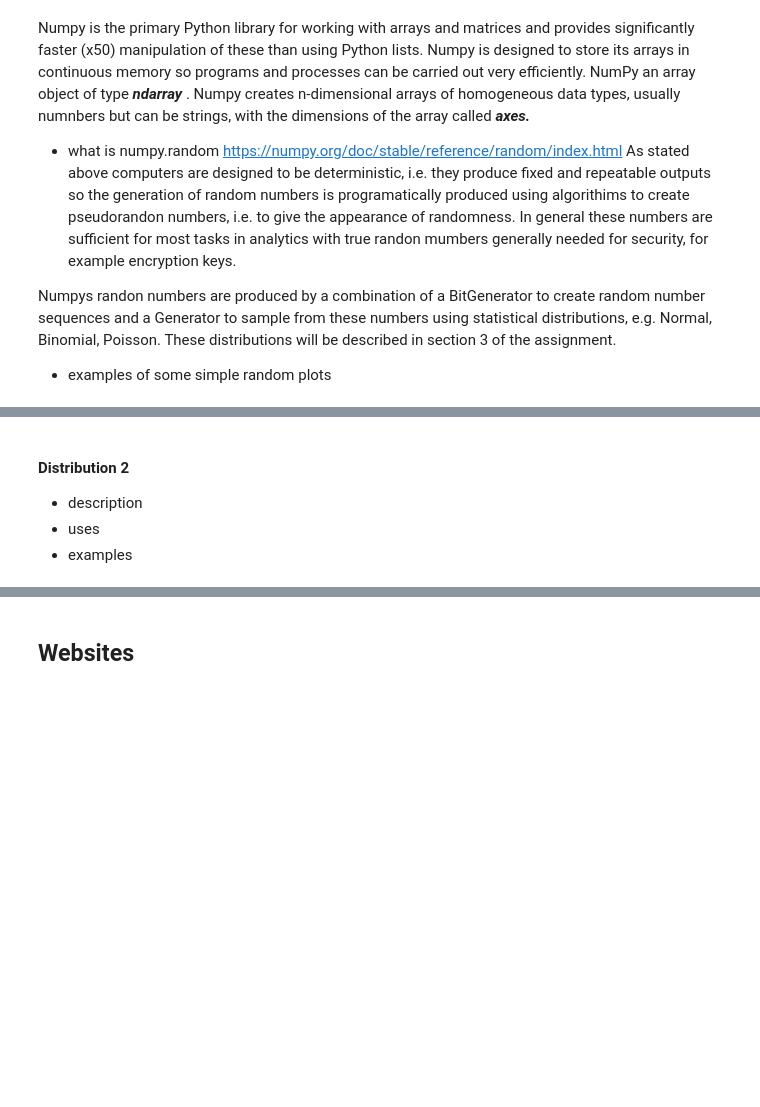
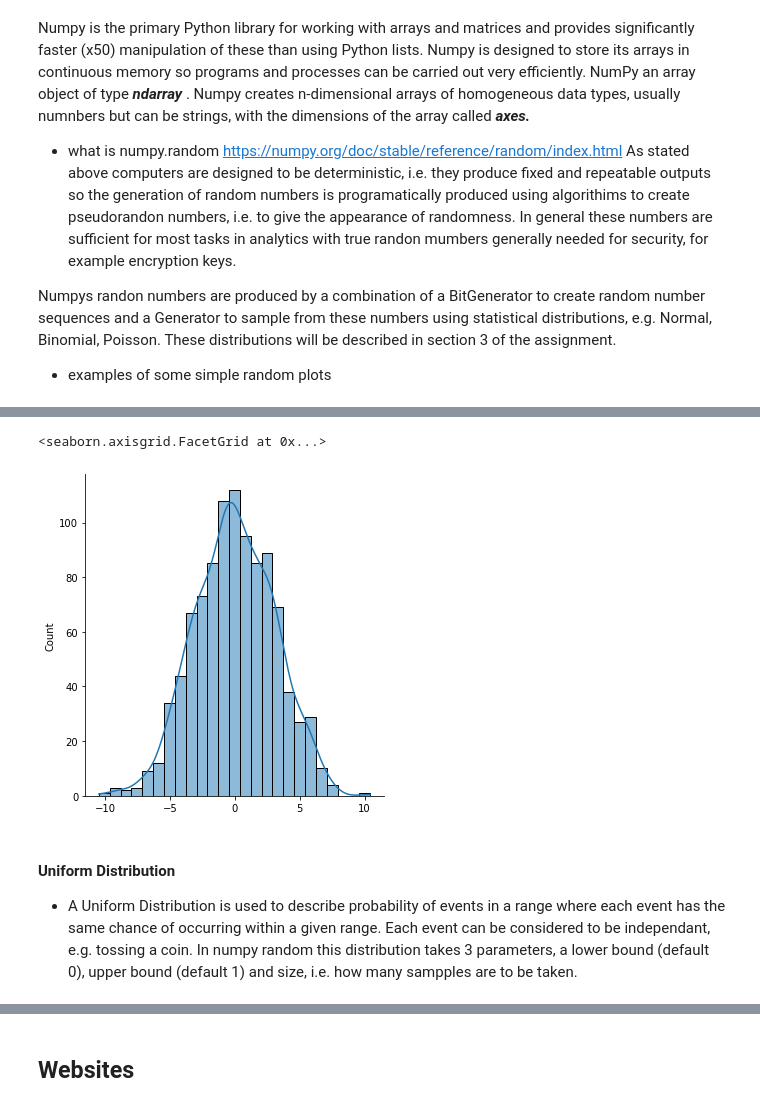
Before and after one commit to donneger/numpy_random, a Jupyter notebook: random.ipynb, the cells around one changed output, grey strips where cells are left out. Cells and saved outputs as stored; diff of their text form; code cells hidden in the pictures; blank space fills up the shorter version.

```diff
--- a/random.ipynb
+++ b/random.ipynb
@@ -120,5 +209,9 @@ This is a random 3x5 array of integers from an array of numbers:
+# %%
+data = np.random.normal(loc=0, scale=3, size=1000)
+sns.displot(data, kde=True)
+# %% [output]
+<seaborn.axisgrid.FacetGrid at 0x...>
+[figure, added]
 # %% [markdown]
-#### Distribution 2
-- description
-- uses
-- examples
+#### Uniform Distribution
+- A Uniform Distribution is used to describe probability of events in a range where each event has the same chance of occurring within a given range. Each event can be considered to be independant, e.g. tossing a coin. In numpy random this distribution takes 3 parameters, a lower bound (default 0), upper bound (default 1) and size, i.e. how many sampples are to be taken.
```
Also changed, not shown: parts of 40 cells of this notebook.
